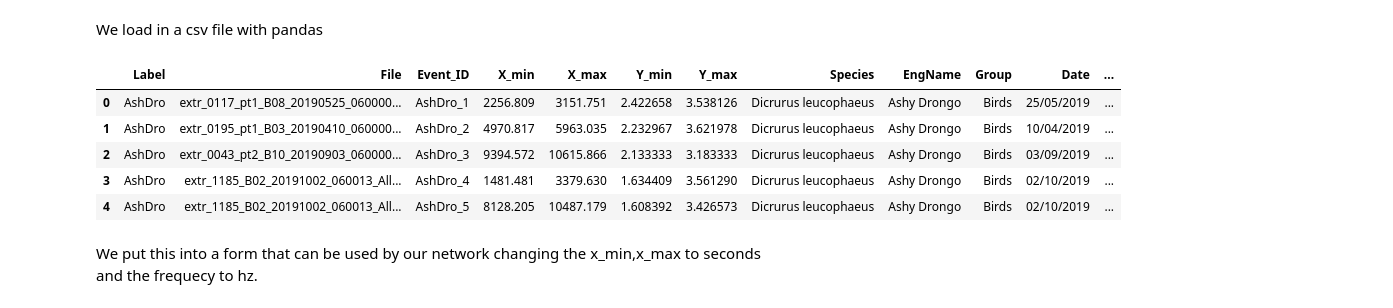
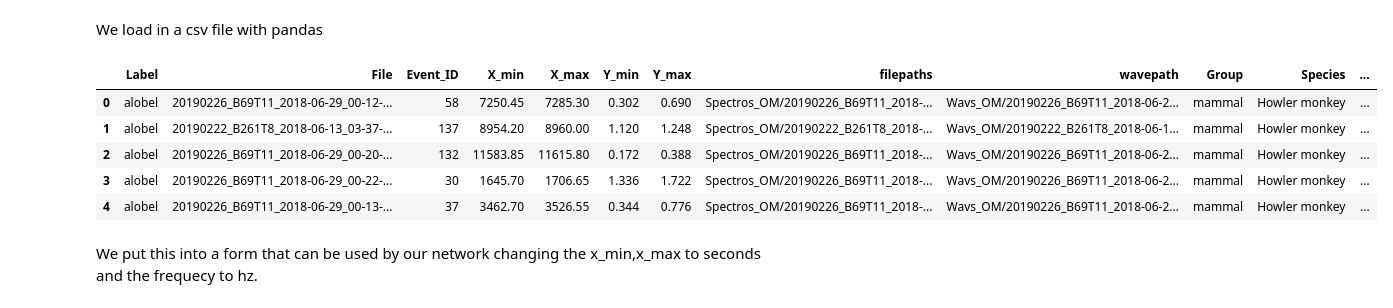
Before and after one commit to AIEMMU/BirdSong, a Jupyter notebook: Preprocessing Data.ipynb, the cells around one changed output. Cells and saved outputs as stored; diff of their text form; code cells hidden in the pictures.

```diff
--- a/Preprocessing Data.ipynb
+++ b/Preprocessing Data.ipynb
@@ -11,15 +11,15 @@ from sklearn.model_selection import StratifiedKFold
 # %% [markdown]
 We load in a csv file with pandas
 # %%
-df = pd.read_csv('../labels_CD_20210309.csv')
+df = pd.read_csv('../labels_OM_david.csv')
 df.head()
 # %% [output]
-|  | Label | File | Event_ID | X_min | X_max | Y_min | Y_max | Species | EngName | Group | Date | ... |
-| 0 | AshDro | extr_0117_pt1_B08_20190525_060000... | AshDro_1 | 2256.809 | 3151.751 | 2.422658 | 3.538126 | Dicrurus leucophaeus | Ashy Drongo | Birds | 25/05/2019 | ... |
-| 1 | AshDro | extr_0195_pt1_B03_20190410_060000... | AshDro_2 | 4970.817 | 5963.035 | 2.232967 | 3.621978 | Dicrurus leucophaeus | Ashy Drongo | Birds | 10/04/2019 | ... |
-| 2 | AshDro | extr_0043_pt2_B10_20190903_060000... | AshDro_3 | 9394.572 | 10615.866 | 2.133333 | 3.183333 | Dicrurus leucophaeus | Ashy Drongo | Birds | 03/09/2019 | ... |
-| 3 | AshDro | extr_1185_B02_20191002_060013_All... | AshDro_4 | 1481.481 | 3379.630 | 1.634409 | 3.561290 | Dicrurus leucophaeus | Ashy Drongo | Birds | 02/10/2019 | ... |
-| 4 | AshDro | extr_1185_B02_20191002_060013_All... | AshDro_5 | 8128.205 | 10487.179 | 1.608392 | 3.426573 | Dicrurus leucophaeus | Ashy Drongo | Birds | 02/10/2019 | ... |
+|  | Label | File | Event_ID | X_min | X_max | Y_min | Y_max | filepaths | wavepath | Group | Species | ... |
+| 0 | alobel | 20190226_B69T11_2018-06-29_00-12-... | 58 | 7250.45 | 7285.30 | 0.302 | 0.690 | Spectros_OM/20190226_B69T11_2018-... | Wavs_OM/20190226_B69T11_2018-06-2... | mammal | Howler monkey | ... |
+| 1 | alobel | 20190222_B261T8_2018-06-13_03-37-... | 137 | 8954.20 | 8960.00 | 1.120 | 1.248 | Spectros_OM/20190222_B261T8_2018-... | Wavs_OM/20190222_B261T8_2018-06-1... | mammal | Howler monkey | ... |
+| 2 | alobel | 20190226_B69T11_2018-06-29_00-20-... | 132 | 11583.85 | 11615.80 | 0.172 | 0.388 | Spectros_OM/20190226_B69T11_2018-... | Wavs_OM/20190226_B69T11_2018-06-2... | mammal | Howler monkey | ... |
+| 3 | alobel | 20190226_B69T11_2018-06-29_00-22-... | 30 | 1645.70 | 1706.65 | 1.336 | 1.722 | Spectros_OM/20190226_B69T11_2018-... | Wavs_OM/20190226_B69T11_2018-06-2... | mammal | Howler monkey | ... |
+| 4 | alobel | 20190226_B69T11_2018-06-29_00-13-... | 37 | 3462.70 | 3526.55 | 0.344 | 0.776 | Spectros_OM/20190226_B69T11_2018-... | Wavs_OM/20190226_B69T11_2018-06-2... | mammal | Howler monkey | ... |
 # %% [markdown]
 We put this into a form that can be used by our network changing the x_min,x_max to seconds and the frequecy to hz.
 # %%
```
Also changed, not shown: parts of 21 cells of this notebook, 4 other files.
